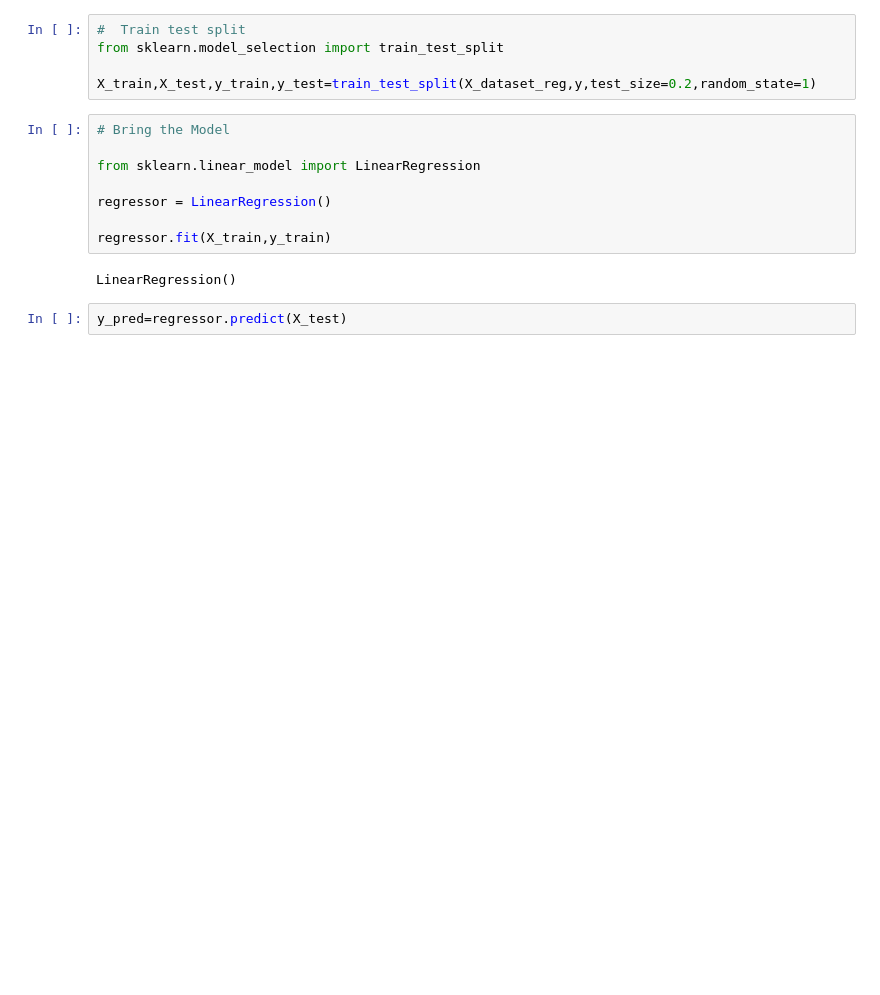
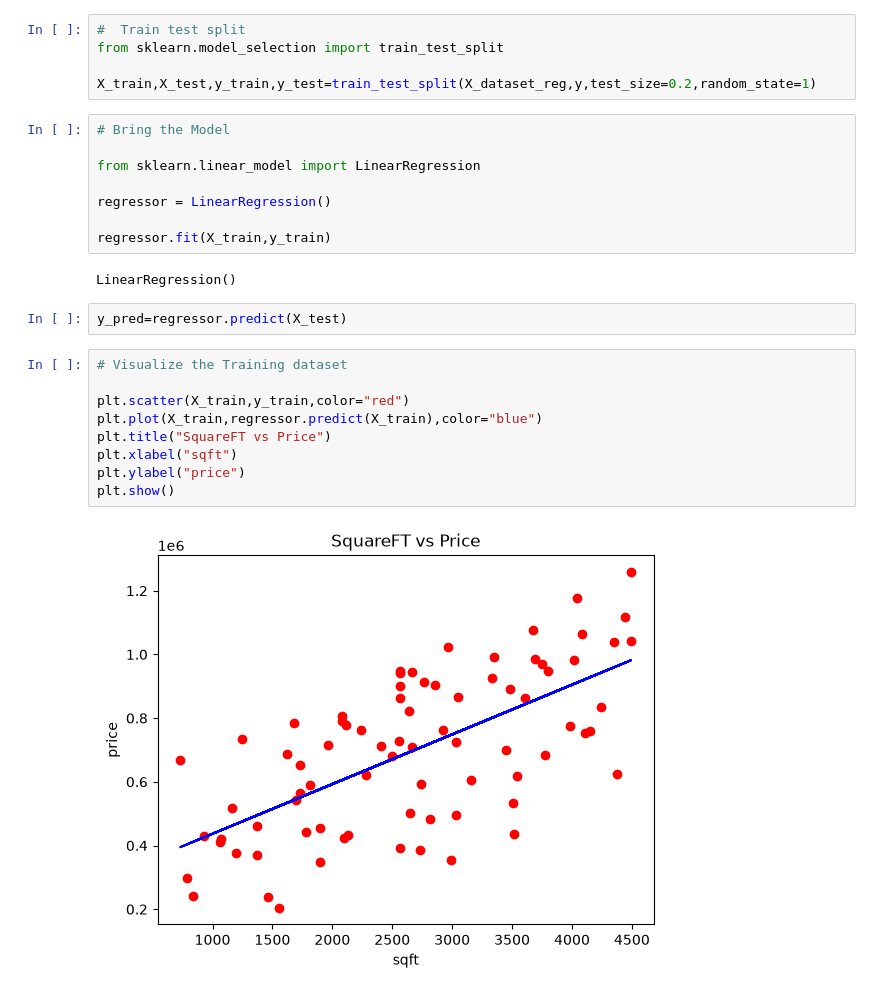
Before and after one commit to FairozAhmadSheikh/AI_Bootcamp_Seoul, a Jupyter notebook: Regression/simple_linear_reg.ipynb, the cells around one changed output. Saved outputs shown, nothing was run; the diff lists cells and outputs as text; blank space fills up the shorter version.

```diff
--- a/Regression/simple_linear_reg.ipynb
+++ b/Regression/simple_linear_reg.ipynb
@@ -157,3 +157,14 @@ regressor.fit(X_train,y_train)
 LinearRegression()
 # %%
 y_pred=regressor.predict(X_test)
+# %%
+# Visualize the Training dataset
+
+plt.scatter(X_train,y_train,color="red")
+plt.plot(X_train,regressor.predict(X_train),color="blue")
+plt.title("SquareFT vs Price")
+plt.xlabel("sqft")
+plt.ylabel("price")
+plt.show()
+# %% [output]
+[figure, added]
```
Also changed, not shown: parts of 5 cells of this notebook.
